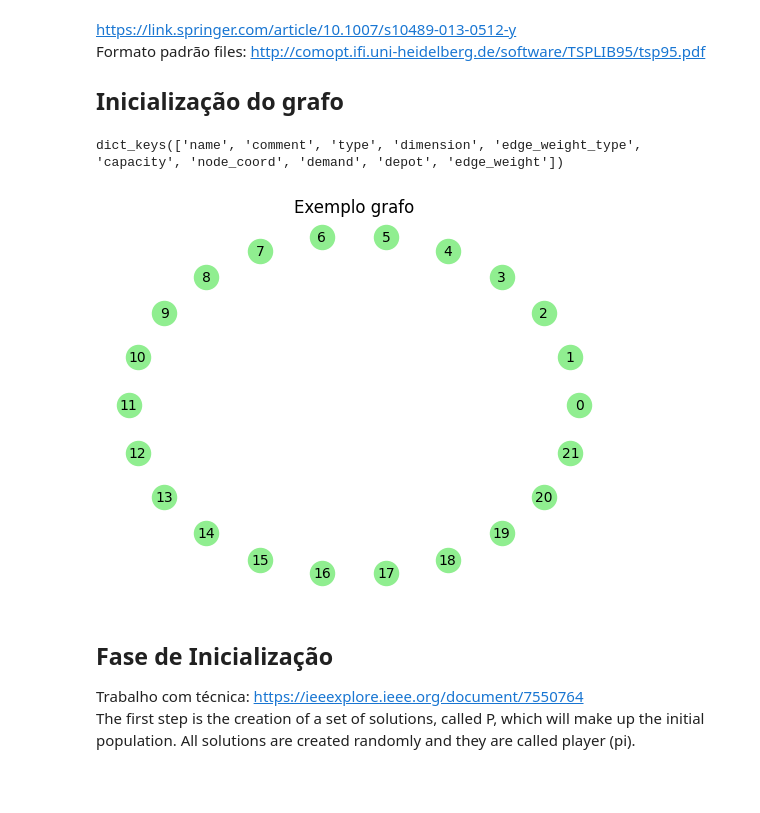
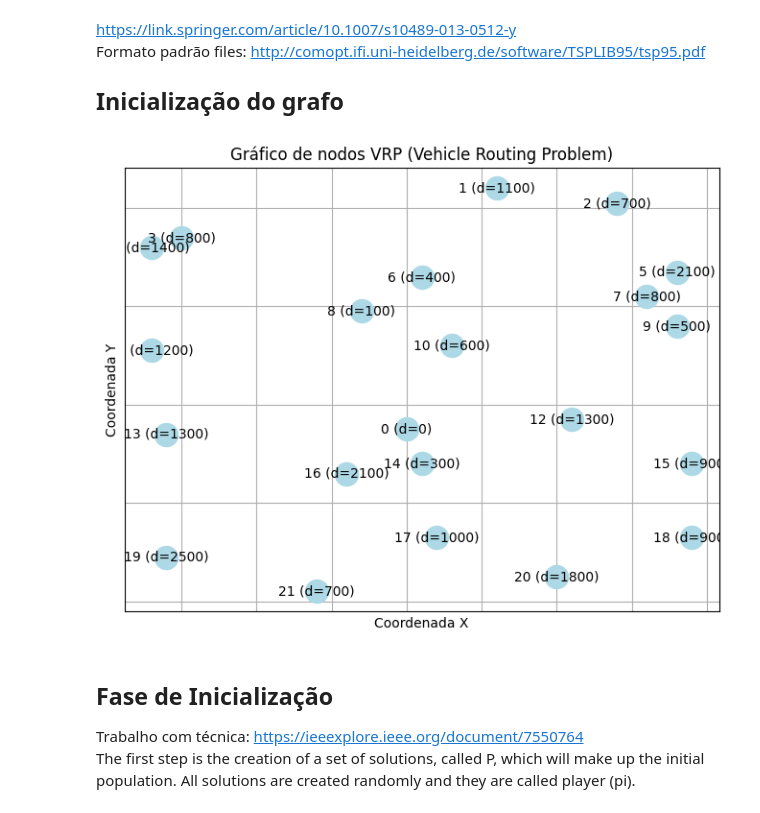
Before and after one commit to gustavouliano/cvrp_algorithms, a Jupyter notebook: golden-ball.ipynb, the cells around one changed output. Cells and saved outputs as stored; diff of their text form; code cells hidden in the pictures; blank space fills up the shorter version.

```diff
--- a/golden-ball.ipynb
+++ b/golden-ball.ipynb
@@ -216,18 +186,16 @@ https://link.springer.com/article/10.1007/s10489-013-0512-y
 # %%
 G = nx.MultiDiGraph()
 
 instance = vrplib.read_instance("./Vrp-Set-E/E/E-n22-k4.vrp")
-print(instance.keys())
 demand = instance['demand']
 nodes_coords = instance['node_coord']
 for i, (x, y) in enumerate(nodes_coords):
     G.add_node(i, x=int(x), y=int(y), demand=int(demand[i]))
 
 G.edges(data=True)
-draw_graph(G)
+draw_graph2(G)
 # %% [output]
-dict_keys(['name', 'comment', 'type', 'dimension', 'edge_weight_type', 'capacity', 'node_coord', 'demand', 'depot', 'edge_weight'])
-[figure, old version]
+[figure, new version]
 # %% [markdown]
 ## Fase de Inicialização
 Trabalho com técnica: https://ieeexplore.ieee.org/document/7550764
```
Also changed, not shown: parts of 9 cells of this notebook.
